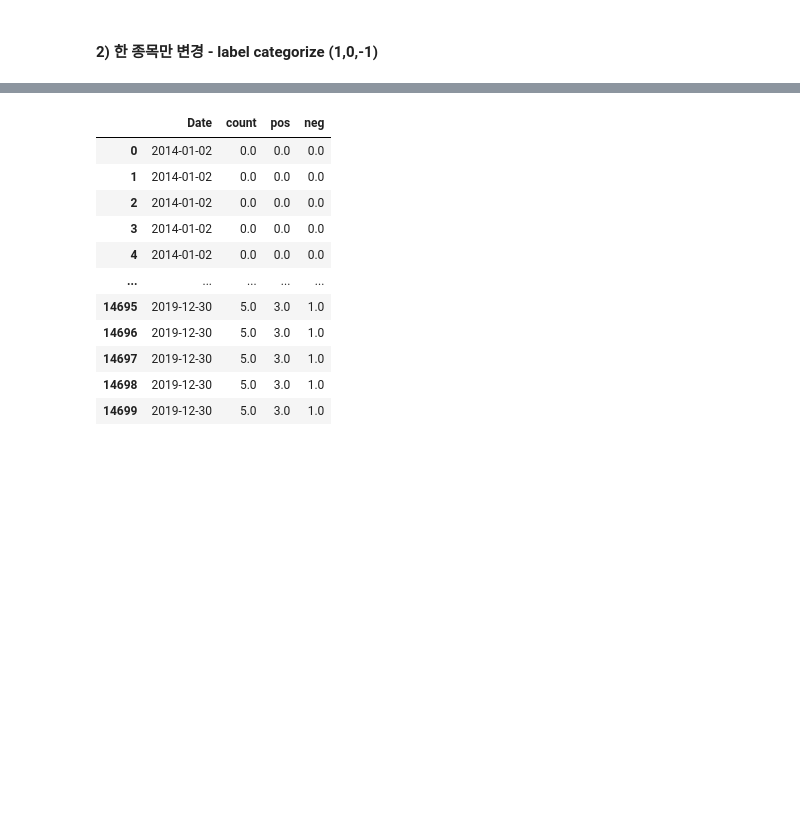
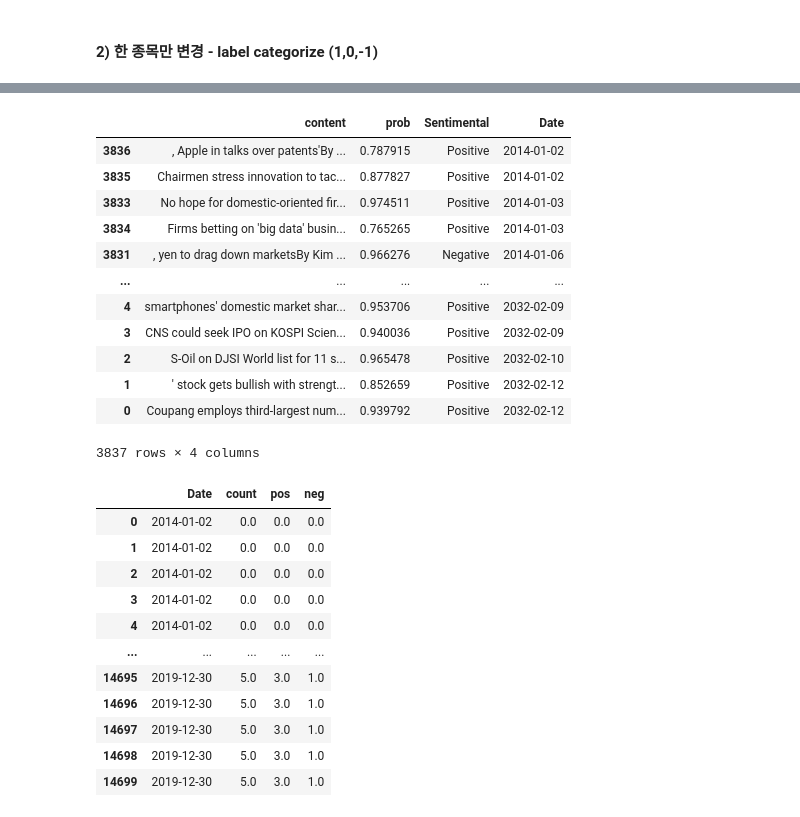
Before and after one commit to mins0022/stock_trading_agent, a Jupyter notebook: Crawling/Code/Kospi20/posneg count.ipynb, the cells around one changed output, grey strips where cells are left out. Drawn from its saved outputs; the diff is of its cells as text; code cells hidden in the pictures; blank space fills up the shorter version.

```diff
--- a/Crawling/Code/Kospi20/posneg count.ipynb
+++ b/Crawling/Code/Kospi20/posneg count.ipynb
@@ -174,3 +188,19 @@ See the caveats in the documentation: https://pandas.pydata.org/pandas-docs/stab
+# %%
+article_df
+# %% [output]
+|  | content | prob | Sentimental | Date |
+| 3836 | , Apple in talks over patents'By ... | 0.787915 | Positive | 2014-01-02 |
+| 3835 | Chairmen stress innovation to tac... | 0.877827 | Positive | 2014-01-02 |
+| 3833 | No hope for domestic-oriented fir... | 0.974511 | Positive | 2014-01-03 |
+| 3834 | Firms betting on 'big data' busin... | 0.765265 | Positive | 2014-01-03 |
+| 3831 | , yen to drag down marketsBy Kim ... | 0.966276 | Negative | 2014-01-06 |
+| ... | ... | ... | ... | ... |
+| 4 | smartphones' domestic market shar... | 0.953706 | Positive | 2032-02-09 |
+| 3 | CNS could seek IPO on KOSPI Scien... | 0.940036 | Positive | 2032-02-09 |
+| 2 | S-Oil on DJSI World list for 11 s... | 0.965478 | Positive | 2032-02-10 |
+| 1 | ' stock gets bullish with strengt... | 0.852659 | Positive | 2032-02-12 |
+| 0 | Coupang employs third-largest num... | 0.939792 | Positive | 2032-02-12 |
+3837 rows × 4 columns
 # %%
 merge_df
 # %% [output]
```
Also changed, not shown: parts of 2 cells of this notebook, 5 other files.
